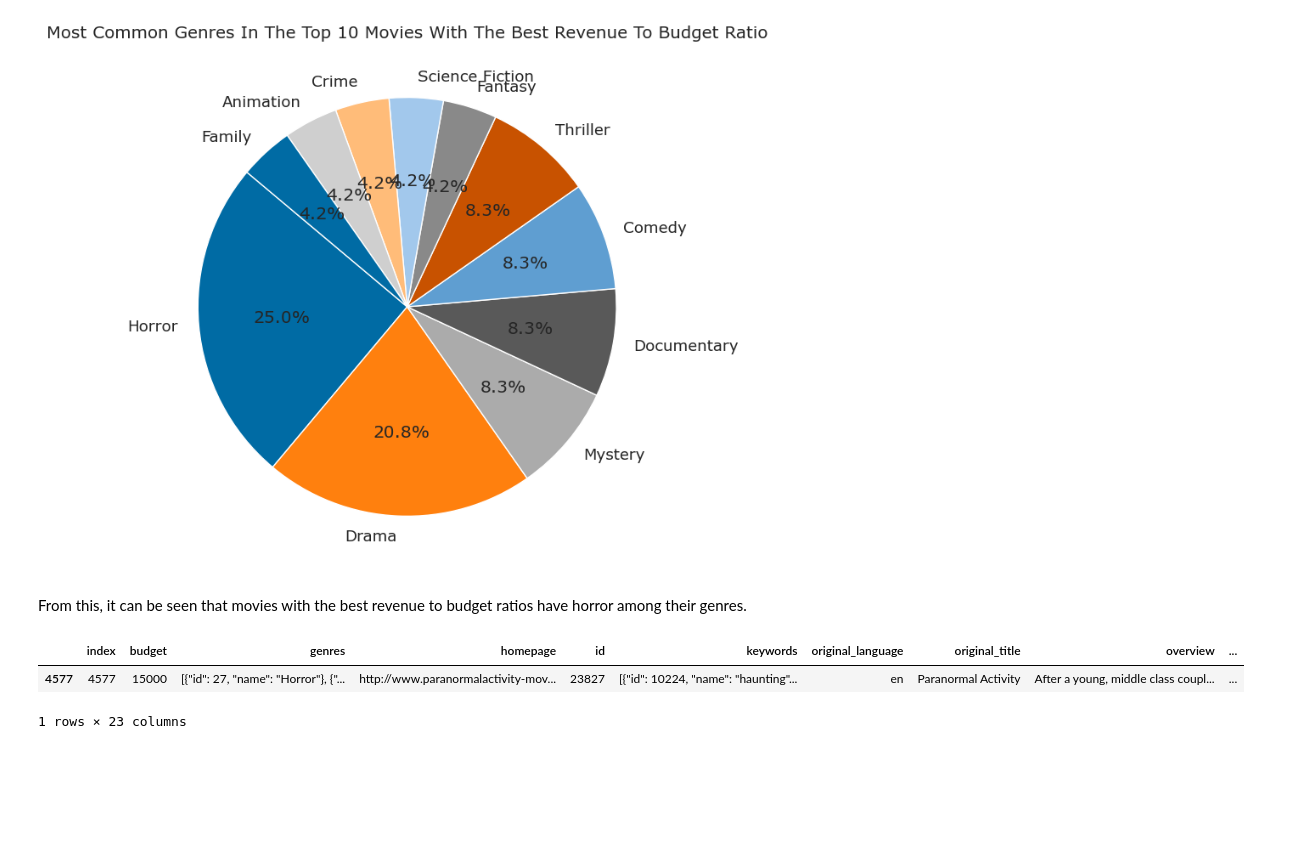
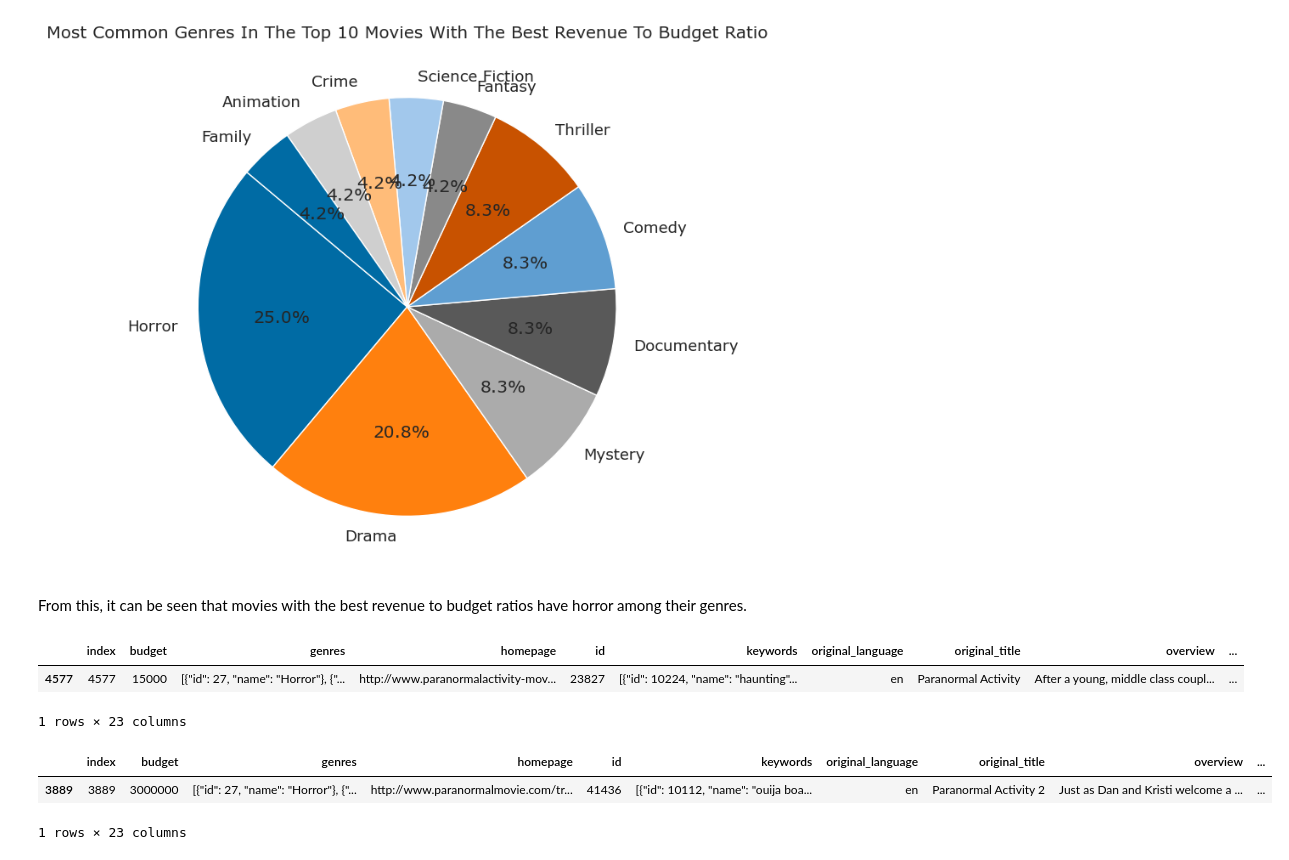
Before and after one commit to ldearlove/TMDB_project, a Jupyter notebook: TMDB_Liam_Final.ipynb, the cells around one changed output. Saved outputs shown, nothing was run; the diff lists cells and outputs as text; code cells hidden in the pictures; blank space fills up the shorter version.

```diff
--- a/TMDB_Liam_Final.ipynb
+++ b/TMDB_Liam_Final.ipynb
@@ -306,3 +291,9 @@ ratio_df[(ratio_df['title'] == 'Paranormal Activity')]
 |  | index | budget | genres | homepage | id | keywords | original_language | original_title | overview | ... |
 | 4577 | 4577 | 15000 | [{"id": 27, "name": "Horror"}, {"... | http://www.paranormalactivity-mov... | 23827 | [{"id": 10224, "name": "haunting"... | en | Paranormal Activity | After a young, middle class coupl... | ... |
 1 rows × 23 columns
+# %%
+ratio_df[(ratio_df['title'] == 'Paranormal Activity 2')]
+# %% [output]
+|  | index | budget | genres | homepage | id | keywords | original_language | original_title | overview | ... |
+| 3889 | 3889 | 3000000 | [{"id": 27, "name": "Horror"}, {"... | http://www.paranormalmovie.com/tr... | 41436 | [{"id": 10112, "name": "ouija boa... | en | Paranormal Activity 2 | Just as Dan and Kristi welcome a ... | ... |
+1 rows × 23 columns
```
Also changed, not shown: parts of 21 cells of this notebook.
